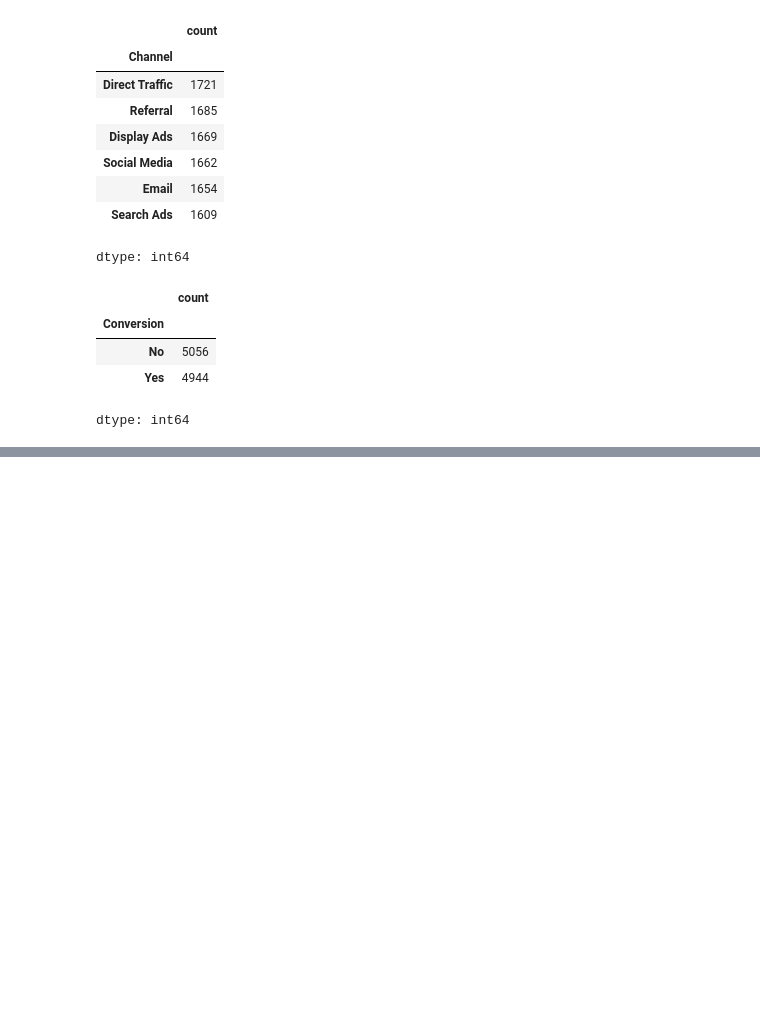
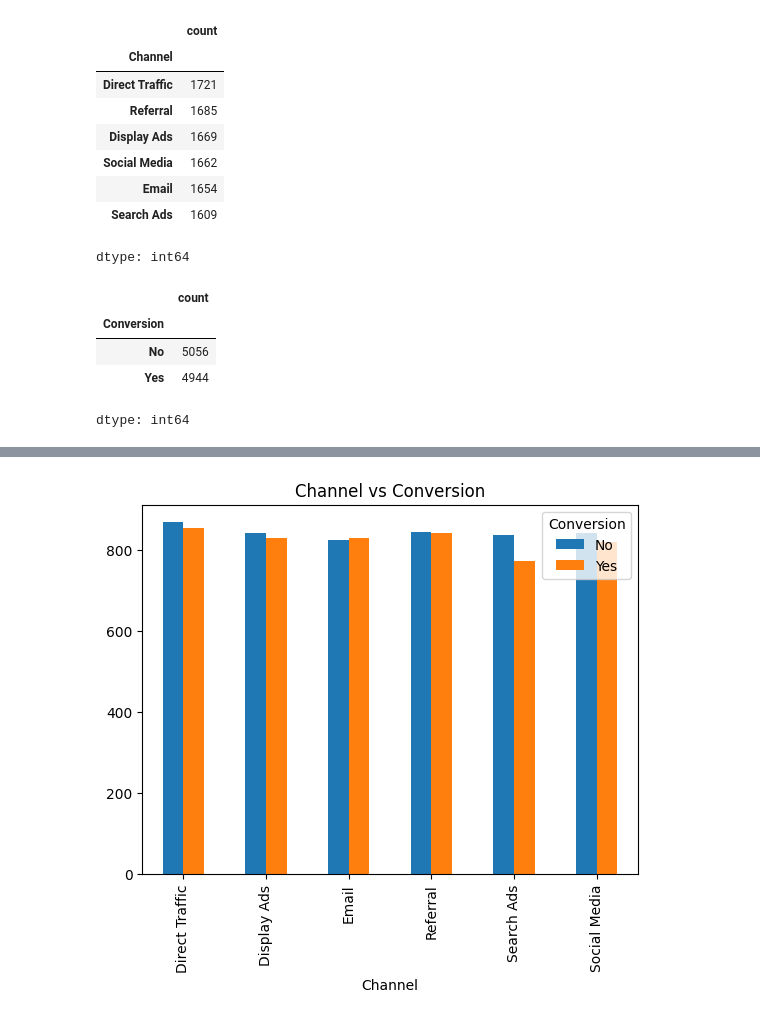
Before and after one commit to SUKstudent/Infotact_Data_Analytics_Internship, a Jupyter notebook: notebooks/EDA.ipynb, the cells around one changed output, grey strips where cells are left out. Drawn from its saved outputs; the diff is of its cells as text; code cells hidden in the pictures; blank space fills up the shorter version.

```diff
--- a/notebooks/EDA.ipynb
+++ b/notebooks/EDA.ipynb
@@ -94,0 +185,6 @@ dtype: int64
+# %%
+pd.crosstab(df['Channel'], df['Conversion']).plot(kind='bar')
+plt.title('Channel vs Conversion')
+plt.show()
+# %% [output]
+[figure, added]
```
Also changed, not shown: parts of 14 cells of this notebook.
